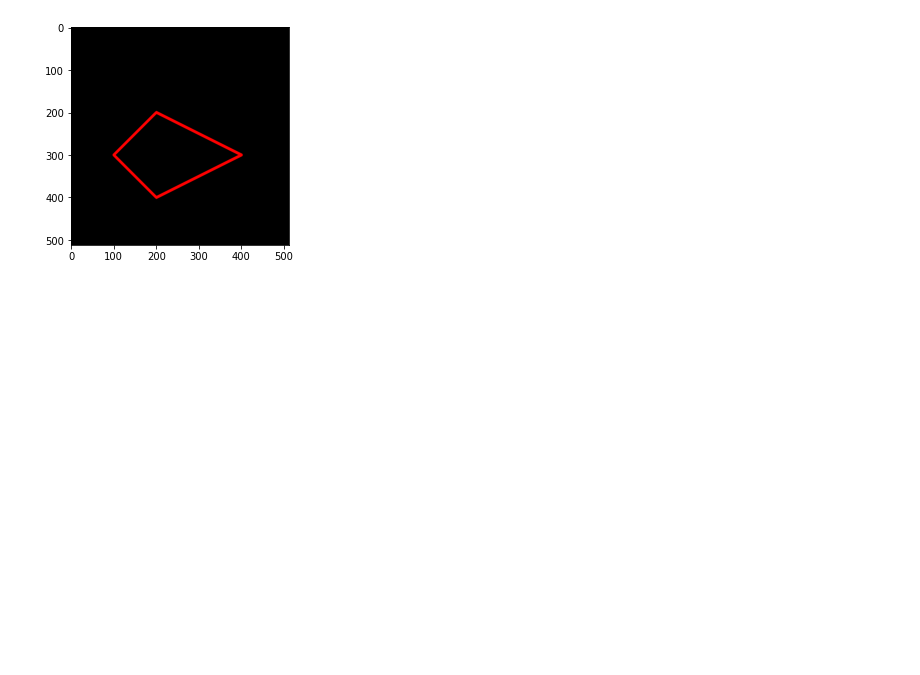
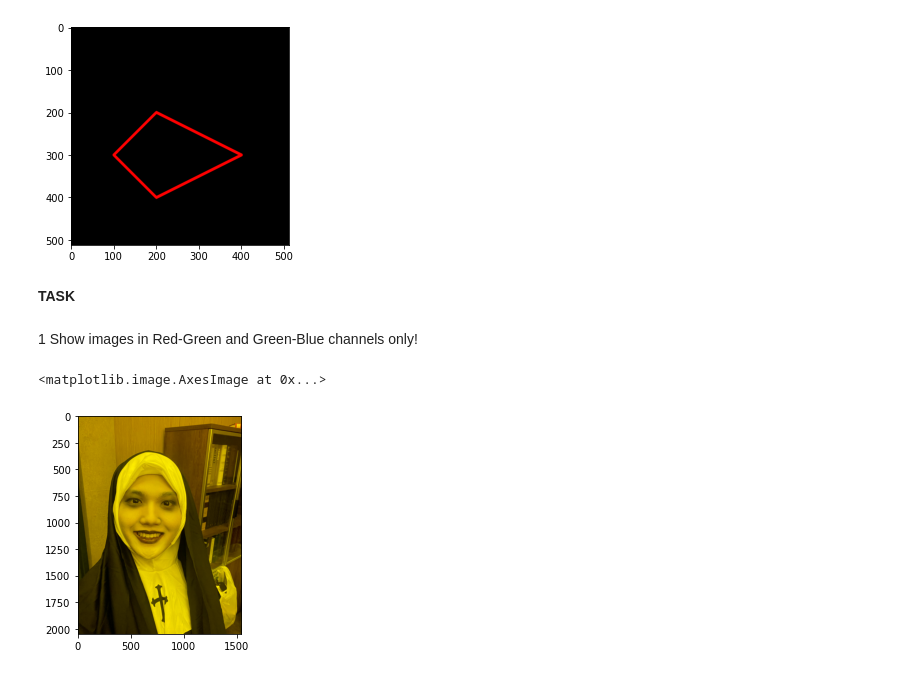
Before and after one commit to RimadhaniAula/PCVK_genap2022, a Jupyter notebook: Week2.ipynb, the cells around one changed output. Cells and saved outputs as stored; diff of their text form; code cells hidden in the pictures; blank space fills up the shorter version.

```diff
--- a/Week2.ipynb
+++ b/Week2.ipynb
@@ -130,3 +130,21 @@ plt.imshow(black_img2)
 # %% [output]
 <matplotlib.image.AxesImage at 0x...>
 [figure]
+# %% [markdown]
+**TASK**
+# %% [markdown]
+1 Show images in Red-Green and Green-Blue channels only!
+# %%
+img6 = img
+
+# split each channel of the image
+(B, G, R) = cv.split(img6)
+# represent zero color by the shape of the image
+zeros = np.zeros(img6.shape[:2], dtype="uint8")
+
+# show Red + Green color channel only
+rg = cv.merge([R,G,zeros])
+plt.imshow(rg)
+# %% [output]
+<matplotlib.image.AxesImage at 0x...>
+[figure, added]
```
Also changed, not shown: parts of 13 cells of this notebook.
